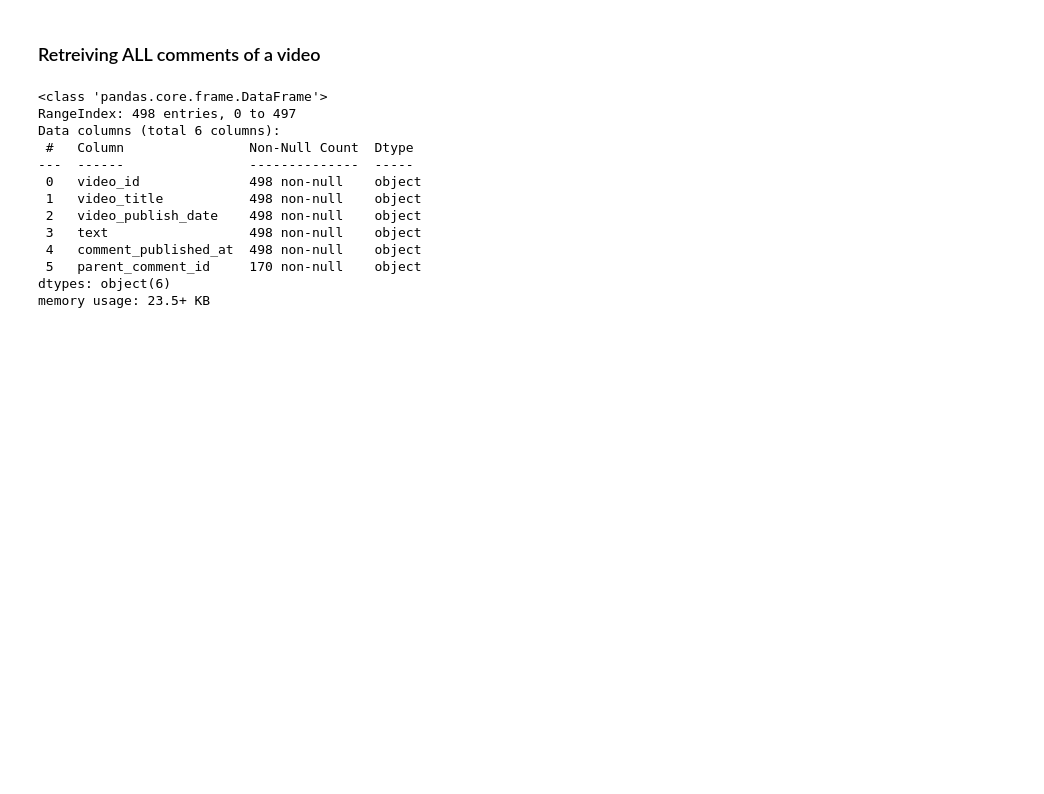
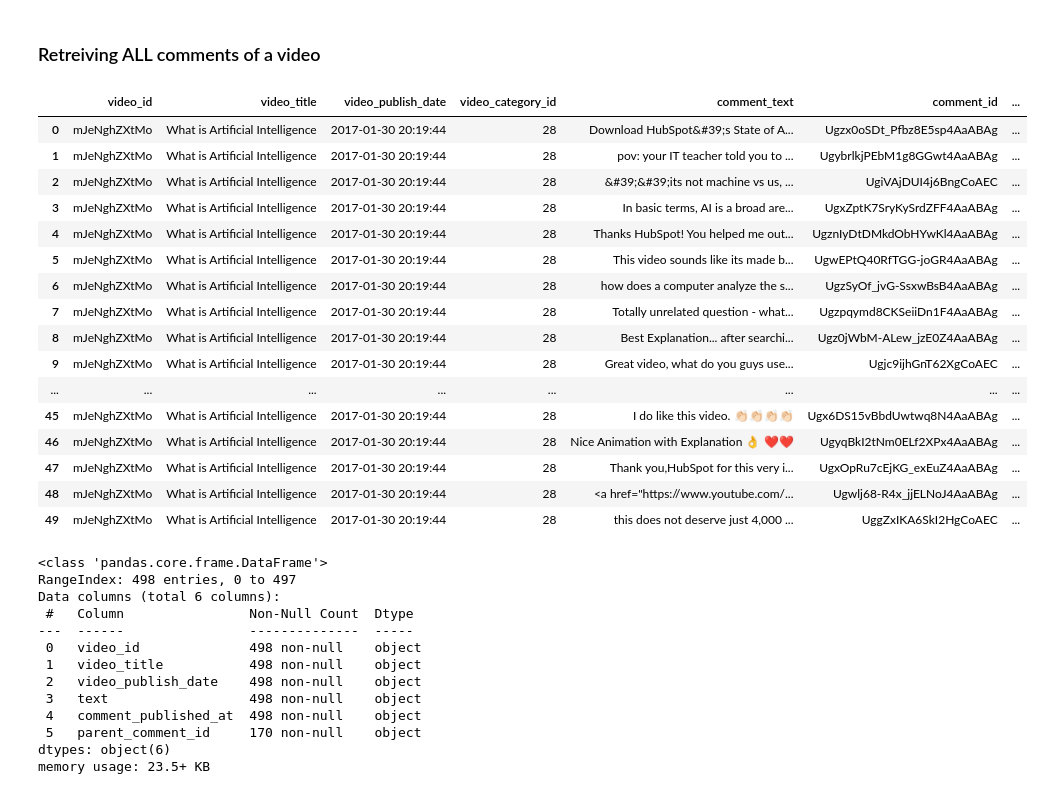
Before and after one commit to lorenzobehna/Social-Computing_Final-Project, a Jupyter notebook: code/data_collection.ipynb, the cells around one changed output. Cells and saved outputs as stored; diff of their text form; code cells hidden in the pictures; blank space fills up the shorter version.

Commit message:
loading in dataframes / preparation for comment collection

```diff
--- a/code/data_collection.ipynb
+++ b/code/data_collection.ipynb
@@ -234,3 +250,33 @@ ID: TlO2gcs1YvM
 Publish Date: 2017-11-17T05:44:03Z
 # %% [markdown]
 ## Section 2: Retrieving Comments
+# %%
+# This function gets all the top level comments and saves them to a dataframe
+def get_all_top_level_comments(video_id, video_title, video_publish_date, video_category_id, comments=[], next_page_token=None):
+    youtube = build('youtube', 'v3', developerKey=API_KEY)
+
+    response = youtube.commentThreads().list(
+        part="id,snippet,replies",
+        videoId=video_id,
+        maxResults=100,
+        order="relevance",
+        pageToken=next_page_token).execute()
+
+    for item in response["items"]:
+        comment = item['snippet']['topLevelComment']
+        comment_text = comment['snippet']['textDisplay']
+
+        comments.append({
+            "video_id": video_id,
+            "video_title": video_title,
+            "video_publish_date": video_publish_date,
+            "video_category_id": video_category_id,
+            "comment_text": comment_text,
+            "comment_id": item['id'],
+            "comment_publish_date": comment["snippet"]["publishedAt"]
+            })
+
+    if "nextPageToken" in response:
+        return get_all_comments(video_id, video_title, video_publish_date, video_category_id, comments, response["nextPageToken"])
+    else:
+        return pd.DataFrame(comments)
@@ -360,7 +453,7 @@ def get_all_top_level_comment_replies(video_id, video_publish_date, video_title,
     else:
         return replies
 # %%
-def get_all_comments(video_id, video_publish_date, video_title, comments=[], next_page_token=None):
+def get_all_top_level_comments(video_id, video_title, video_publish_date, video_category_id, comments=[], next_page_token=None):
     youtube = build('youtube', 'v3', developerKey=API_KEY)
 
     response = youtube.commentThreads().list(
@@ -383,9 +476,10 @@ def get_all_comments(video_id, video_publish_date, video_title, comments=[], nex
             "video_id": video_id,
             "video_title": video_title,
             "video_publish_date": video_publish_date,
-            "text": comment_text,
-            "comment_published_at": comment["snippet"]["publishedAt"],
-            "parent_comment_id": None
+            "video_category_id": video_category_id,
+            "comment_text": comment_text,
+            "comment_id": item['id'],
+            "comment_publish_date": comment["snippet"]["publishedAt"]
             })
 
         # get the total reply count
@@ -397,7 +491,7 @@ def get_all_comments(video_id, video_publish_date, video_title, comments=[], nex
         #     comments.extend(replies)
 
     if "nextPageToken" in response:
-        return get_all_comments(video_id, video_publish_date, video_title, comments, response["nextPageToken"])
+        return get_all_comments(video_id, video_title, video_publish_date, video_category_id, comments, response["nextPageToken"])
     else:
         return pd.DataFrame(comments)
 # %%
@@ -407,7 +501,27 @@ title = "What is Artificial Intelligence"
 
 publish_date = datetime.strptime(publish_date_str, "%Y-%m-%dT%H:%M:%SZ")
 
-all_comments_df = get_all_comments(id, publish_date, title)
+all_comments_df = get_all_top_level_comments(id, title, publish_date, 28)
+# %%
+all_comments_df.head(50)
+# %% [output]
+|  | video_id | video_title | video_publish_date | video_category_id | comment_text | comment_id | ... |
+| 0 | mJeNghZXtMo | What is Artificial Intelligence | 2017-01-30 20:19:44 | 28 | Download HubSpot&#39;s State of A... | Ugzx0oSDt_Pfbz8E5sp4AaABAg | ... |
+| 1 | mJeNghZXtMo | What is Artificial Intelligence | 2017-01-30 20:19:44 | 28 | pov: your IT teacher told you to ... | UgybrlkjPEbM1g8GGwt4AaABAg | ... |
+| 2 | mJeNghZXtMo | What is Artificial Intelligence | 2017-01-30 20:19:44 | 28 | &#39;&#39;its not machine vs us, ... | UgiVAjDUI4j6BngCoAEC | ... |
+| 3 | mJeNghZXtMo | What is Artificial Intelligence | 2017-01-30 20:19:44 | 28 | In basic terms, AI is a broad are... | UgxZptK7SryKySrdZFF4AaABAg | ... |
+| 4 | mJeNghZXtMo | What is Artificial Intelligence | 2017-01-30 20:19:44 | 28 | Thanks HubSpot! You helped me out... | UgznIyDtDMkdObHYwKl4AaABAg | ... |
+| 5 | mJeNghZXtMo | What is Artificial Intelligence | 2017-01-30 20:19:44 | 28 | This video sounds like its made b... | UgwEPtQ40RfTGG-joGR4AaABAg | ... |
+| 6 | mJeNghZXtMo | What is Artificial Intelligence | 2017-01-30 20:19:44 | 28 | how does a computer analyze the s... | UgzSyOf_jvG-SsxwBsB4AaABAg | ... |
+| 7 | mJeNghZXtMo | What is Artificial Intelligence | 2017-01-30 20:19:44 | 28 | Totally unrelated question - what... | Ugzpqymd8CKSeiiDn1F4AaABAg | ... |
+| 8 | mJeNghZXtMo | What is Artificial Intelligence | 2017-01-30 20:19:44 | 28 | Best Explanation... after searchi... | Ugz0jWbM-ALew_jzE0Z4AaABAg | ... |
+| 9 | mJeNghZXtMo | What is Artificial Intelligence | 2017-01-30 20:19:44 | 28 | Great video, what do you guys use... | Ugjc9ijhGnT62XgCoAEC | ... |
+| ... | ... | ... | ... | ... | ... | ... | ... |
+| 45 | mJeNghZXtMo | What is Artificial Intelligence | 2017-01-30 20:19:44 | 28 | I do like this video. 👏🏻👏🏻👏🏻👏🏻 | Ugx6DS15vBbdUwtwq8N4AaABAg | ... |
+| 46 | mJeNghZXtMo | What is Artificial Intelligence | 2017-01-30 20:19:44 | 28 | Nice Animation with Explanation 👌 ❤❤ | UgyqBkI2tNm0ELf2XPx4AaABAg | ... |
+| 47 | mJeNghZXtMo | What is Artificial Intelligence | 2017-01-30 20:19:44 | 28 | Thank you,HubSpot for this very i... | UgxOpRu7cEjKG_exEuZ4AaABAg | ... |
+| 48 | mJeNghZXtMo | What is Artificial Intelligence | 2017-01-30 20:19:44 | 28 | <a href="https://www.youtube.com/... | Ugwlj68-R4x_jjELNoJ4AaABAg | ... |
+| 49 | mJeNghZXtMo | What is Artificial Intelligence | 2017-01-30 20:19:44 | 28 | this does not deserve just 4,000 ... | UggZxIKA6SkI2HgCoAEC | ... |
 # %%
 #all_comments_df.to_pickle("all_comments.pkl")
 all_comments_df.to_csv("all_comments_2.csv")
```
Also changed, not shown: parts of 6 cells of this notebook, 9 other files.
